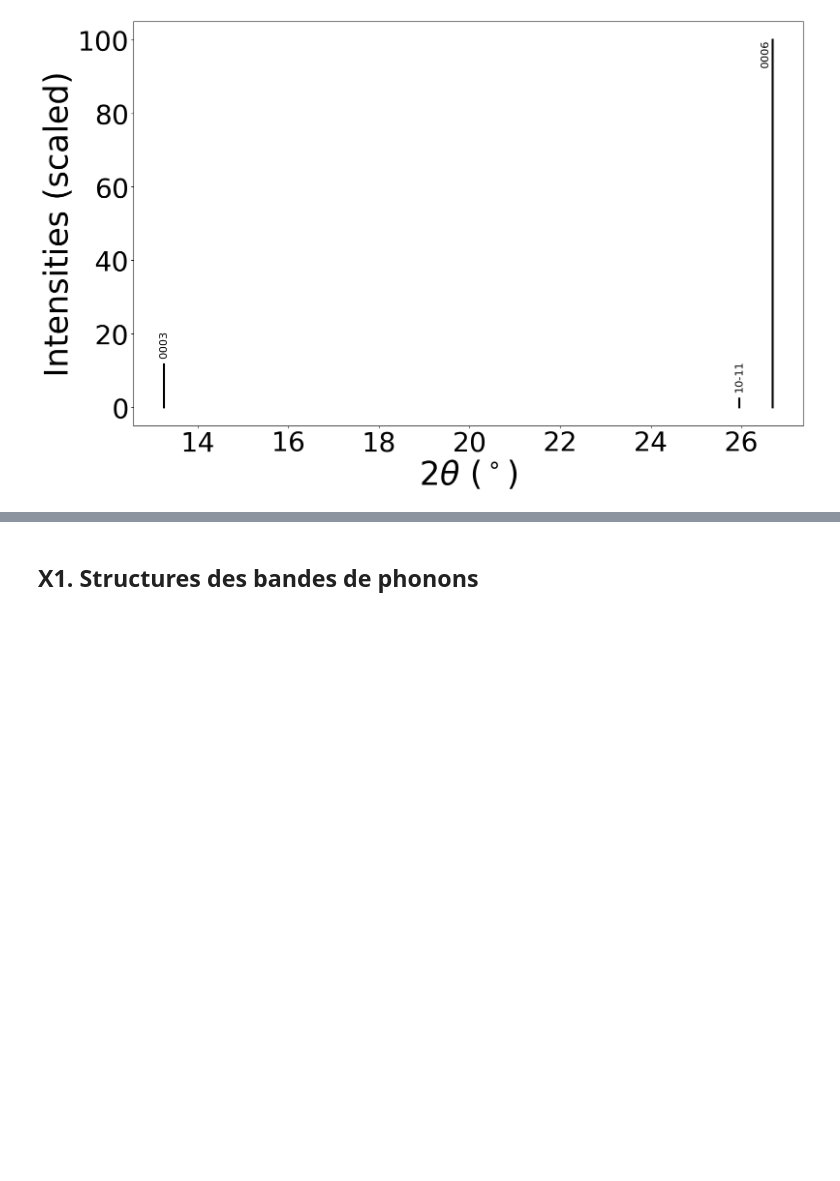
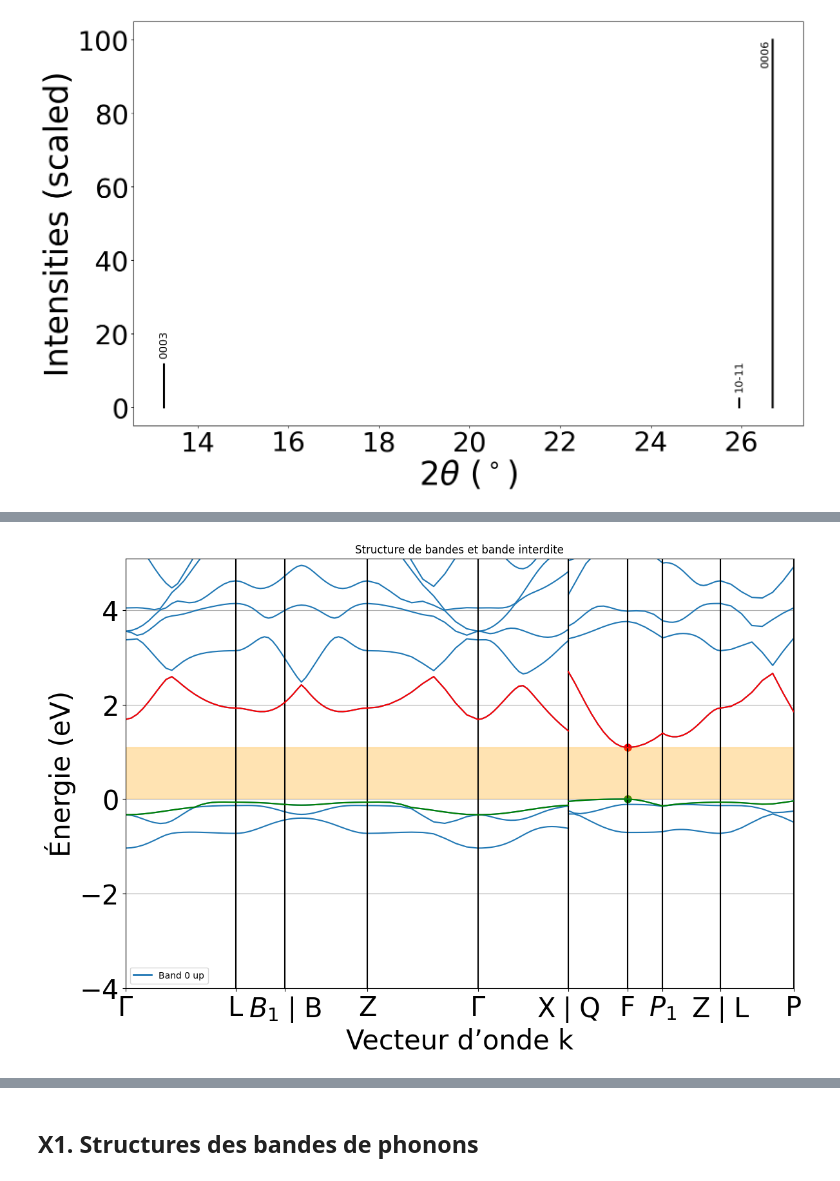
Before and after one commit to Ysaline-Roosemont/Projet-Physique-des-mat-riaux-2025-2026, a Jupyter notebook: NoteBook.ipynb, the cells around one changed output, grey strips where cells are left out. Drawn from its saved outputs; the diff is of its cells as text; code cells hidden in the pictures; blank space fills up the shorter version.

Commit message:
Ajout analyse Ba2NF (bandes, gap, dispersion, masse effective)

```diff
--- a/NoteBook.ipynb
+++ b/NoteBook.ipynb
@@ -490,0 +493,7 @@ Distance interplanaire = 3.3376 [Å]
+# %%
+# EXTRACTION
+API_KEY = "oq0PgNNYTST8xQ2xXfJpkLwNQFB5QgBT"
+MP_ID = "mp-1018096"
+with MPRester(API_KEY) as mpr:
+    bs = mpr.get_bandstructure_by_material_id(MP_ID, line_mode=True)
+print(bs.get_band_gap())
@@ -490,0 +510,79 @@ Distance interplanaire = 3.3376 [Å]
+# %%
+from mp_api.client import MPRester
+from pymatgen.electronic_structure.plotter import BSPlotter
+from pymatgen.electronic_structure.core import Spin
+import numpy as np
+import matplotlib.pyplot as plt
+
+# EXTRACTION DONNEES
+bsplot = BSPlotter(bs)
+bsdata = bsplot.bs_plot_data()
+
+distances = bsdata['distances']
+energy = bsdata['energy']
+
+# VBM / CBM
+vbm = bs.get_vbm()
+cbm = bs.get_cbm()
+
+vbm_band_index = vbm['band_index'][Spin.up][0]
+cbm_band_index = cbm['band_index'][Spin.up][0]
+
+# PLOT
+bsplot.get_plot()
+
+for i in range(len(distances)):
+    plt.plot(distances[i], energy['1'][i][vbm_band_index], color='green')
+    plt.plot(distances[i], energy['1'][i][cbm_band_index], color='red')
+
+for (x, y) in bsdata['vbm']:
+    plt.scatter(x, y, color='green', s=60)
+
+for (x, y) in bsdata['cbm']:
+    plt.scatter(x, y, color='red', s=60)
+
+vbm_energy = max([y for (x, y) in bsdata["vbm"]])
+cbm_energy = min([y for (x, y) in bsdata["cbm"]])
+
+x_min = distances[0][0]
+x_max = distances[-1][-1]
+
+plt.fill_between([x_min, x_max],
+                 vbm_energy,
+                 cbm_energy,
+                 color="orange",
+                 alpha=0.3)
+
+# AFFICHAGE
+plt.title("Structure de bandes et bande interdite")
+plt.xlabel("Vecteur d’onde k")
+plt.ylabel("Énergie (eV)")
+plt.grid(True)
+plt.show()
+
+# RESULTATS NUMERIQUES
+gap = bs.get_band_gap()
+
+indices_vbm = list(vbm["band_index"][Spin.up])
+indices_cbm = list(cbm["band_index"][Spin.up])
+kpoint_vbm = vbm["kpoint"].cart_coords
+kpoint_cbm = cbm["kpoint"].cart_coords
+
+print("\n=== BANDE INTERDITE ===")
+print("Gap =", gap["energy"], "eV")
+print("Direct ?", gap["direct"])
+print("Transition :", gap["transition"])
+
+print("\nDernière bande de valence :")
+print("Énergie VBM = {:.2f} eV".format(vbm["energy"]))
+print("Vecteur k (cartésien) =", kpoint_vbm)
+print("Indices des bandes de valence :", indices_vbm)
+
+print("\nPremière bande de conduction :")
+print("Énergie CBM = {:.2f} eV".format(cbm["energy"]))
+print("Vecteur k (cartésien) =", kpoint_cbm)
+print("Indices des bandes de conduction :", indices_cbm)
+
+print("\nGap (calcul manuel) = {:.2f} eV".format(cbm["energy"] - vbm["energy"]))
+# %% [output]
+[figure, added]
```
Also changed, not shown: parts of 11 cells of this notebook.
